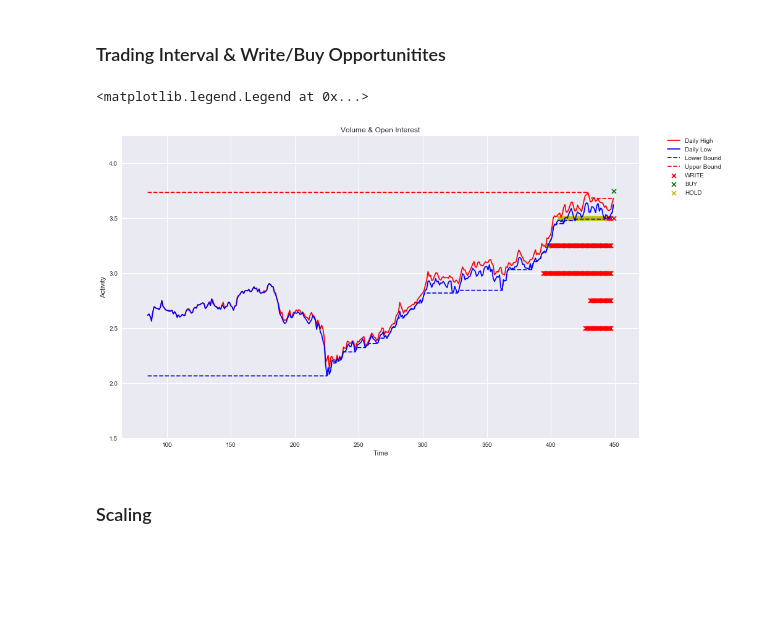
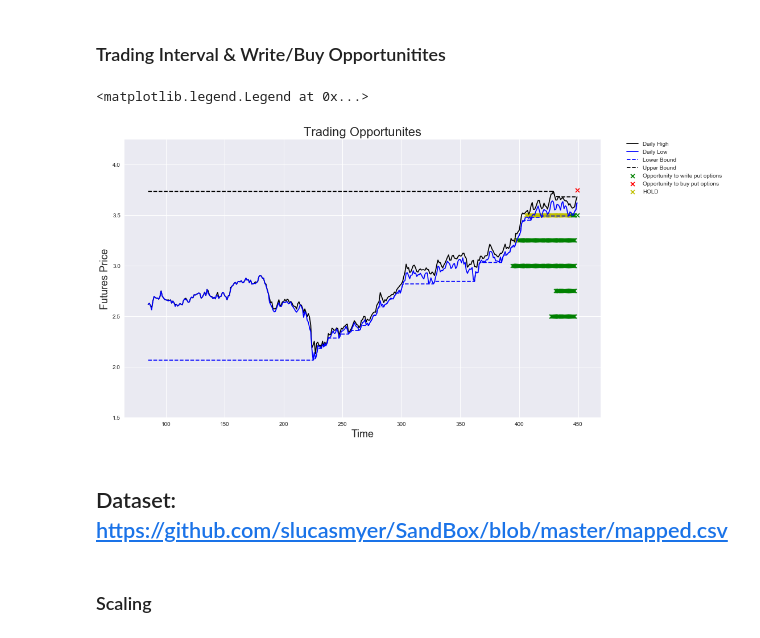
Before and after one commit to slucasmyer/SandBox, a Jupyter notebook: Barchart-Copper-Puts-Pipeline.ipynb, the cells around one changed output. Saved outputs shown, nothing was run; the diff lists cells and outputs as text; code cells hidden in the pictures; blank space fills up the shorter version.

```diff
--- a/Barchart-Copper-Puts-Pipeline.ipynb
+++ b/Barchart-Copper-Puts-Pipeline.ipynb
@@ -641,39 +641,42 @@ for ax in axs.flat:
 # %%
 # plot construction
 start = -365
 end = len(underlying_df)
 plt.figure(figsize=(15,9))
 plt.ylim(1.5,4.25)
 plt.ylabel('Spot Price')
 plt.xlabel('Date')
 
+
 # underlying futures price
-plt.plot(underlying_df.index[start:end], underlying_df['uHigh'][::-1][start:end], label="Daily High", color='r')
+plt.plot(underlying_df.index[start:end], underlying_df['uHigh'][::-1][start:end], label="Daily High", color='k')
 plt.plot(underlying_df.index[start:end], underlying_df['uLow'][::-1][start:end], label="Daily Low", color='b')
 
 # trading intervals
 plt.plot(underlying_df.index[start:end], underlying_df['low_bound'][::-1][start:end], '--', label="Lower Bound", color='b')
-plt.plot(underlying_df.index[start:end], underlying_df['high_bound'][::-1][start:end], '--', label="Upper Bound", color='r')
+plt.plot(underlying_df.index[start:end], underlying_df['high_bound'][::-1][start:end], '--', label="Upper Bound", color='k')
 
 # trade opportunities
 for contract in put_greek:
     if contract['strike'][5] == put_greek[-1]['strike'][5]:
-        plt.scatter(underlying_df.index[start:end], contract['write_op'][::-1][start:end], c='r', marker='x', label="WRITE")
-        plt.scatter(underlying_df.index[start:end], contract['buy_op'][::-1][start:end], c='g', marker= 'x', label="BUY")
-        plt.scatter(underlying_df.index[start:end], contract['hold_op'][::-1][start:end], c='y', marker= 'x', label="HOLD")
+        plt.scatter(underlying_df.index[start:end], contract['write_op'][::-1][start:end], c='g', marker='x', label="Opportunity to WRITE put options")
+        plt.scatter(underlying_df.index[start:end], contract['buy_op'][::-1][start:end], c='r', marker= 'x', label="Opportunity to BUY put options")
+        plt.scatter(underlying_df.index[start:end], contract['hold_op'][::-1][start:end], c='y', marker= 'x', label="Opportunity to HOLD put options")
     else:
-        plt.scatter(underlying_df.index[start:end], contract['write_op'][::-1][start:end], c='r', marker='x')
-        plt.scatter(underlying_df.index[start:end], contract['buy_op'][::-1][start:end], c='g', marker= 'x')
+        plt.scatter(underlying_df.index[start:end], contract['write_op'][::-1][start:end], c='g', marker='x')
+        plt.scatter(underlying_df.index[start:end], contract['buy_op'][::-1][start:end], c='r', marker= 'x')
         plt.scatter(underlying_df.index[start:end], contract['hold_op'][::-1][start:end], c='y', marker= 'x')
 
 
-plt.title('Volume & Open Interest')
-plt.xlabel('Time')
-plt.ylabel('Activity')
+plt.title('Trading Opportunites', fontdict={'fontsize':'22'})
+plt.xlabel('Time', fontdict={'fontsize':'18'})
+plt.ylabel('Futures Price', fontdict={'fontsize':'18'})
 plt.legend(bbox_to_anchor=(1.05, 1), loc='upper left', borderaxespad=0.)
 # %% [output]
 <matplotlib.legend.Legend at 0x...>
-[figure, old version]
+[figure, new version]
+# %% [markdown]
+## Dataset: https://github.com/slucasmyer/SandBox/blob/master/mapped.csv
 # %% [markdown]
 ### Scaling
 # %%
```
Also changed, not shown: parts of 1 cell of this notebook.
